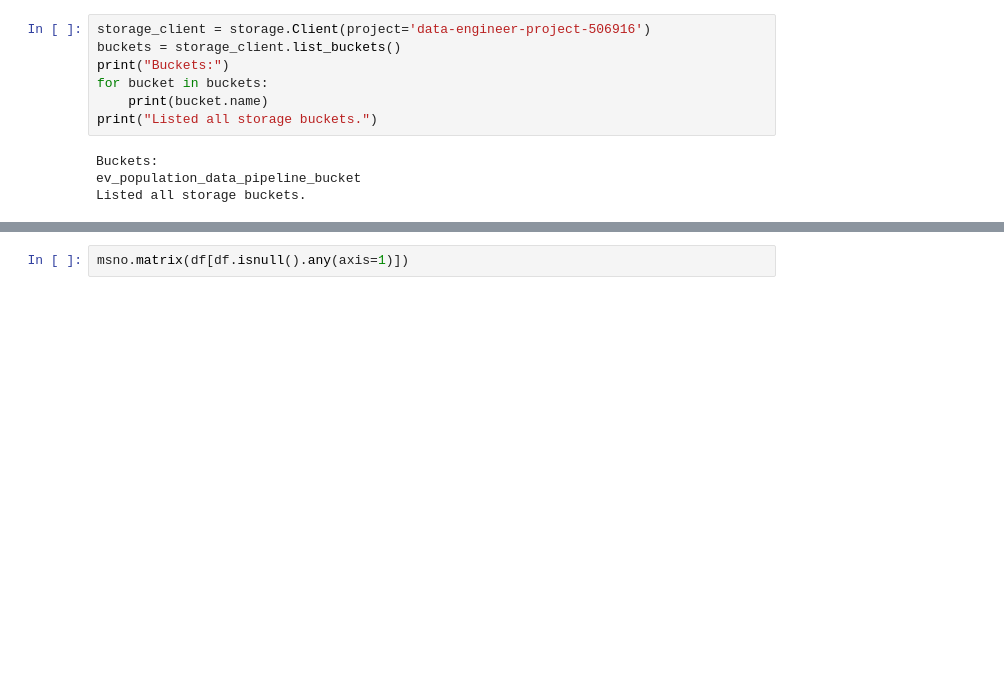
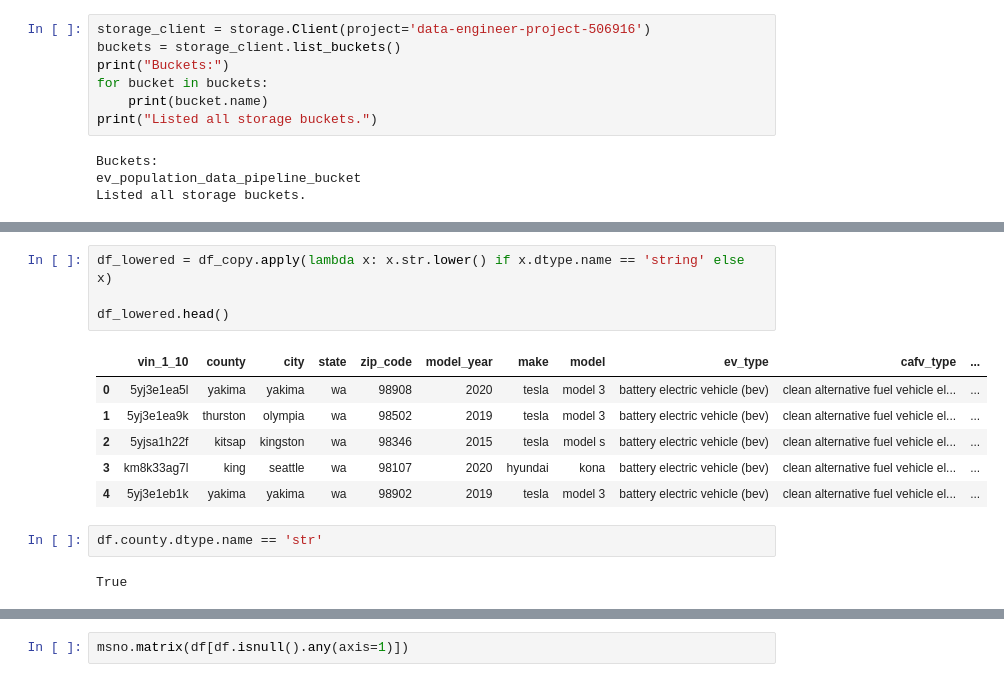
Before and after one commit to XcelCh/electric_vehicle_population_pipeline, a Jupyter notebook: electric_vehicle_population.ipynb, the cells around one changed output, grey strips where cells are left out. Cells and saved outputs as stored; diff of their text form; blank space fills up the shorter version.

```diff
--- a/electric_vehicle_population.ipynb
+++ b/electric_vehicle_population.ipynb
@@ -66,0 +145,15 @@ No more rows to download.
+# %%
+df_lowered = df_copy.apply(lambda x: x.str.lower() if x.dtype.name == 'string' else x)
+
+df_lowered.head()
+# %% [output]
+|  | vin_1_10 | county | city | state | zip_code | model_year | make | model | ev_type | cafv_type | ... |
+| 0 | 5yj3e1ea5l | yakima | yakima | wa | 98908 | 2020 | tesla | model 3 | battery electric vehicle (bev) | clean alternative fuel vehicle el... | ... |
+| 1 | 5yj3e1ea9k | thurston | olympia | wa | 98502 | 2019 | tesla | model 3 | battery electric vehicle (bev) | clean alternative fuel vehicle el... | ... |
+| 2 | 5yjsa1h22f | kitsap | kingston | wa | 98346 | 2015 | tesla | model s | battery electric vehicle (bev) | clean alternative fuel vehicle el... | ... |
+| 3 | km8k33ag7l | king | seattle | wa | 98107 | 2020 | hyundai | kona | battery electric vehicle (bev) | clean alternative fuel vehicle el... | ... |
+| 4 | 5yj3e1eb1k | yakima | yakima | wa | 98902 | 2019 | tesla | model 3 | battery electric vehicle (bev) | clean alternative fuel vehicle el... | ... |
+# %%
+df.county.dtype.name == 'str'
+# %% [output]
+True
```
Also changed, not shown: parts of 11 cells of this notebook, 1 other file.
